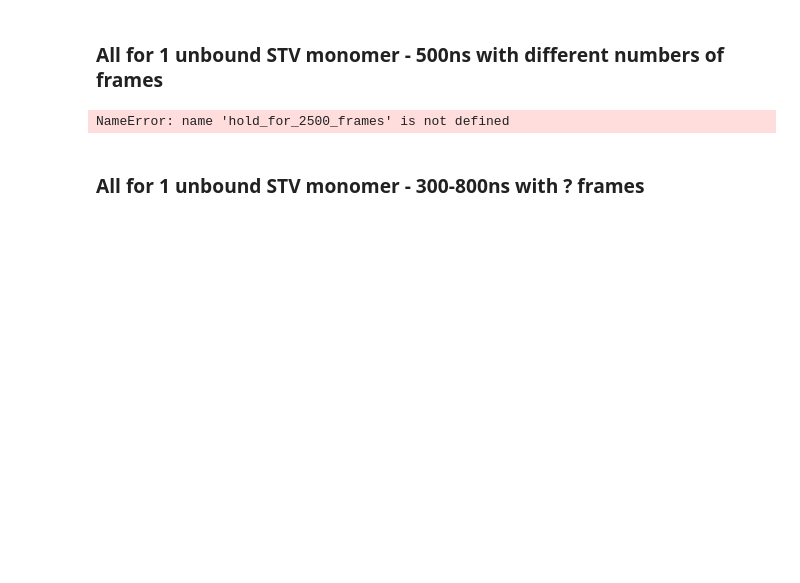
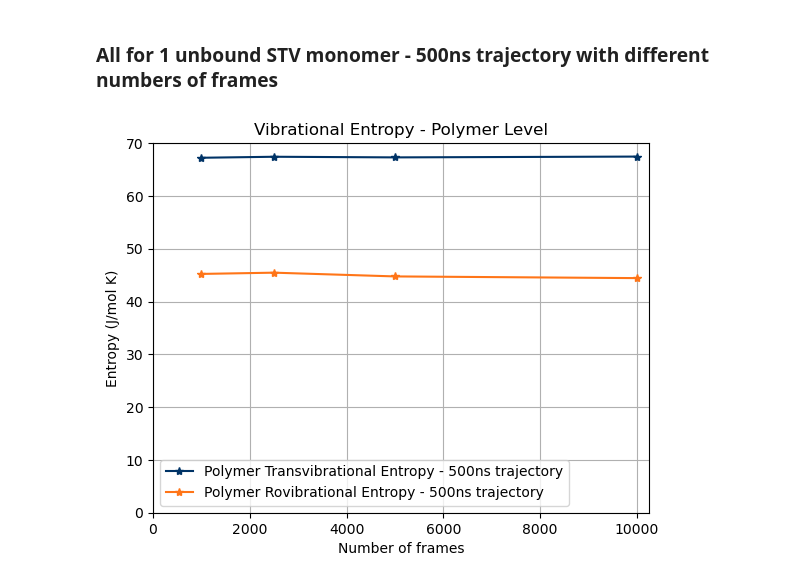
Before and after one commit to ioanaapapa/STV_BTN_Analysis, a Jupyter notebook: 50ns_diff_no_of_frames/convergence.ipynb, the cells around one changed output. Saved outputs shown, nothing was run; the diff lists cells and outputs as text; code cells hidden in the pictures; blank space fills up the shorter version.

```diff
--- a/50ns_diff_no_of_frames/convergence.ipynb
+++ b/50ns_diff_no_of_frames/convergence.ipynb
@@ -29,28 +33,41 @@ STV_A_res_AEM_50ns_errors = [1.38]
 # %% [markdown]
-### All for 1 unbound STV monomer - 500ns with different numbers of frames
+### All for 1 unbound STV monomer - 500ns trajectory with different numbers of frames
-# %%
-STV_A_polymer_transvib_500ns = [mean([67.4509,67.5814]), mean([]),mean([]),mean([67.3414])]
-STV_A_polymer_transvib_500ns_errors = [stdev([])/sqrt(5),stdev([])/sqrt(5),stdev([])/sqrt(5),stdev([])/sqrt(5)]
-STV_A_polymer_rovib_500ns = [mean([45.0079,43.2777]), mean([]),mean([]),mean([44.6434])]
-STV_A_polymer_rovib_500ns_errors = [stdev([])/sqrt(5),stdev([])/sqrt(5),stdev([])/sqrt(5),stdev([])/sqrt(5)]
-
-STV_A_res_transvib_500ns = [mean([2744.4805,2757.0088]), mean([]),mean([]),mean([2450.7353])]
-STV_A_res_transvib_500ns_erors = [stdev([])/sqrt(5),stdev([])/sqrt(5),stdev([])/sqrt(5),stdev([])/sqrt(5)]
-STV_A_res_rovib_500ns = [mean([4696.3363,4531.9408]), mean([]),mean([]),mean([4329.3137])]
-STV_A_res_rovib_500ns_errors = [stdev([])/sqrt(5),stdev([])/sqrt(5),stdev([])/sqrt(5),stdev([])/sqrt(5)]
-
-STV_A_uatom_transvib_500ns = [mean([2022.158]), mean([]),mean([]),mean([])]
-STV_A_uatom_transvib_500ns_errors = [stdev([])/sqrt(5),stdev([])/sqrt(5),stdev([])/sqrt(5),stdev([])/sqrt(5)]
-STV_A_uatom_rovib_500ns = [mean([3763.054]), mean([]),mean([]),mean([])]
-STV_A_uatom_rovib_500ns_errors = [stdev([])/sqrt(5),stdev([])/sqrt(5),stdev([])/sqrt(5),stdev([])/sqrt(5)]
-
-STV_A_uatom_AEM_500ns = [mean([1106.258]), mean([]),mean([]),mean([])]
-STV_A_uatom_AEM_500ns_erors = [stdev([])/sqrt(5),stdev([])/sqrt(5),stdev([])/sqrt(5),stdev([])/sqrt(5)]
-STV_A_res_AEM_500ns = [mean([]), mean([]),mean([]),mean([])] #from Sarah's code
-STV_A_res_AEM_500ns_errors = [stdev([])/sqrt(5),stdev([])/sqrt(5),stdev([])/sqrt(5),stdev([])/sqrt(5)]
-
-frame_no = [1000,2500,5000,10000]
-# %% [output]
-NameError: name 'hold_for_2500_frames' is not defined
-# %% [markdown]
-### All for 1 unbound STV monomer - 300-800ns with ? frames
+# %%
+STV_A_polymer_transvib_500ns = [mean([67.4509,67.5814,66.9667,66.9094]), mean([67.2243,67.7875,67.3950,67.2651]),mean([67.2984]),mean([67.3414, 67.5615,67.0837])]
+#STV_A_polymer_transvib_500ns_errors = [stdev([67.4509,67.5814,66.9667,66.9094])/sqrt(4),stdev([67.2243,67.7875,67.3950,67.2651])/sqrt(4),stdev([])/sqrt(4),stdev([])/sqrt(4)]
+STV_A_polymer_rovib_500ns = [mean([45.0079,43.2777,48.7788,43.8464]), mean([44.6063,43.7454,48.6154,44.8914]),mean([44.7538]),mean([44.6434, 44.2222,48.5124])]
+#STV_A_polymer_rovib_500ns_errors = [stdev([45.0079,43.2777,48.7788,43.8464])/sqrt(4),stdev([44.6063,43.7454,48.6154,44.8914])/sqrt(4),stdev([])/sqrt(4),stdev([])/sqrt(4)]
+
+STV_A_res_transvib_500ns = [mean([2744.4805,2757.0088,2771.0336,2750.0181]), mean([2540.9290,2551.3566,2566.4070,2533.4282]),mean([2478.7071]),mean([2450.7353, 2457.2100, 2474.3403])]
+#STV_A_res_transvib_500ns_erors = [stdev([2744.4805,2757.0088,2771.0336,2750.0181])/sqrt(4),stdev([2540.9290,2551.3566,2566.4070,2533.4282])/sqrt(4),stdev([4360.1455])/sqrt(4),stdev([])/sqrt(4)]
+STV_A_res_rovib_500ns = [mean([4696.3363,4531.9408,4534.7317,4668.7582]), mean([4448.3005,4296.8954,4304.7957,4489.1237]),mean([4360.1455]),mean([4329.3137, 4200.4596, 4199.])]
+#STV_A_res_rovib_500ns_errors = [stdev([4696.3363,4531.9408,4534.7317,4668.7582])/sqrt(4),stdev([4448.3005,4296.8954,4304.7957,4489.1237])/sqrt(4),stdev([])/sqrt(4),stdev([])/sqrt(4)]
+
+STV_A_uatom_transvib_500ns = [mean([2022.158,2046.258,2022.719,2037.733]), mean([1994.819,2019.385,1993.200,2005.508]),mean([]),mean([1981.6, 2007.293])]
+#STV_A_uatom_transvib_500ns_errors = [stdev([2022.158,2046.258,2022.719,2037.733])/sqrt(4),stdev([1994.819,2019.385,1993.200,2005.508])/sqrt(4),stdev([])/sqrt(4),stdev([])/sqrt(4)]
+STV_A_uatom_rovib_500ns = [mean([3763.054,3793.335,3778.500,3783.476]), mean([3742.921,3770.106,3752.702,3766.983]),mean([]),mean([3730.109, 3758.058])]
+#STV_A_uatom_rovib_500ns_errors = [stdev([3763.054,3793.335,3778.500,3783.476])/sqrt(4),stdev([3742.921,3770.106,3752.702,3766.983])/sqrt(4),stdev([])/sqrt(4),stdev([])/sqrt(4)]
+
+STV_A_uatom_AEM_500ns = [mean([1106.258,1004.365,1053.249,993.732]), mean([1121.594,1028.637,1056.696,1043.534]),mean([]),mean([1022.049])]
+#STV_A_uatom_AEM_500ns_erors = [stdev([1106.258,1004.365,1053.249,993.732])/sqrt(4),stdev([1121.594,1028.637,1056.696,1043.534])/sqrt(4),stdev([])/sqrt(4),stdev([])/sqrt(4)]
+STV_A_uatom_AEM_new500ns = [mean([1625.4614178978488,1546.1059381057612,1591.118217136905,1672.869191485716]), mean([]),mean([]),mean([])]
+#STV_A_uatom_AEM_new500ns_erors = [stdev([1106.258,1004.365,1053.249,993.732])/sqrt(4),stdev([1121.594,1028.637,1056.696,1043.534])/sqrt(4),stdev([])/sqrt(4),stdev([])/sqrt(4)]
+STV_A_res_AEM_500ns = [mean([56.3814561265036,57.169032053956585,57.26115024619405,57.38499034549613 ]), mean([]),mean([]),mean([])] #from new code
+#STV_A_res_AEM_500ns_errors = [stdev([])/sqrt(5),stdev([])/sqrt(5),stdev([])/sqrt(5),stdev([])/sqrt(5)]
+
+frame_no = [1000,2500,5000,10000]
+# %%
+fig, ax = plt.subplots()
+ax.plot(frame_no,STV_A_polymer_transvib_500ns, color = "#003366", marker = "*", label = "Polymer Transvibrational Entropy - 500ns trajectory")
+ax.plot(frame_no,STV_A_polymer_rovib_500ns, color = "#ff7518", marker = "*", label = "Polymer Rovibrational Entropy - 500ns trajectory")
+ax.set_xlim(0,10250)
+ax.set_ylim(0,70)
+ax.set_xlabel("Number of frames")
+ax.set_ylabel("Entropy (J/mol K)")
+plt.legend()
+plt.title("Vibrational Entropy - Polymer Level")
+plt.grid()
+plt.show()
+plt.close(fig)
+# %% [output]
+[figure, added]
```
Also changed, not shown: parts of 11 cells of this notebook, 14 other files.
